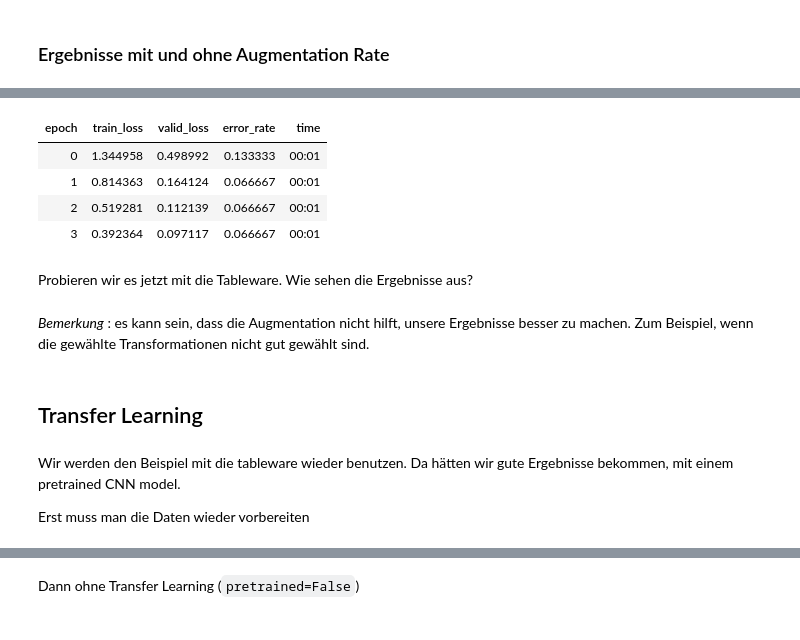
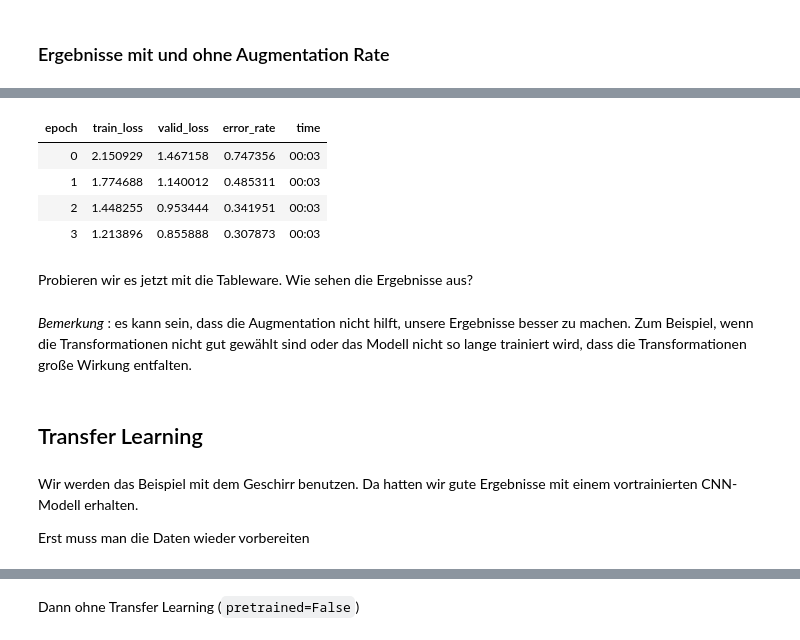
Before and after one commit to y-ph/exxwks-AI, a Jupyter notebook: 05-augmentation-transfer-learning.ipynb, the cells around one changed output, grey strips where cells are left out. Cells and saved outputs as stored; diff of their text form; code cells hidden in the pictures.

```diff
--- a/05-augmentation-transfer-learning.ipynb
+++ b/05-augmentation-transfer-learning.ipynb
@@ -76,5 +76,5 @@ Wir werden hier mit die Blättern weiter machen.
 # %%
-path = Path('datasets/tableware')
+path = Path('datasets/leaves')
 # %%
 np.random.seed(1337)
 data = ImageDataBunch.from_folder(path, valid_pct=0.2, bs=10,
@@ -93,5 +102,6 @@ Mit Augmentation rate: wir benutzen den Parameter `ds_tfms`
 # %%
 np.random.seed(1337)
-data_withAR = ImageDataBunch.from_folder(path, valid_pct=0.2, bs=10,
+data_augmented = ImageDataBunch.from_folder(path, valid_pct=0.2, bs=10,
                                          ds_tfms=get_transforms(do_flip=True, max_rotate=10, max_zoom=0.1, max_warp=0.1, max_lighting=0.2),
                                          size=224).normalize(imagenet_stats)
+data_augmented.show_batch(rows=3, figsize=(5,5))
@@ -98,20 +110,20 @@ data_withAR = ImageDataBunch.from_folder(path, valid_pct=0.2, bs=10,
 # %%
-learn_withAR = cnn_learner(data_withAR, models.resnet34, metrics=error_rate)
-learn_withAR.fit_one_cycle(4)
+learn_augmented = cnn_learner(data_augmented, models.resnet34, metrics=error_rate)
+learn_augmented.fit_one_cycle(4)
 # %% [output]
 | epoch | train_loss | valid_loss | error_rate | time |
-| 0 | 1.344958 | 0.498992 | 0.133333 | 00:01 |
-| 1 | 0.814363 | 0.164124 | 0.066667 | 00:01 |
-| 2 | 0.519281 | 0.112139 | 0.066667 | 00:01 |
-| 3 | 0.392364 | 0.097117 | 0.066667 | 00:01 |
+| 0 | 2.150929 | 1.467158 | 0.747356 | 00:03 |
+| 1 | 1.774688 | 1.140012 | 0.485311 | 00:03 |
+| 2 | 1.448255 | 0.953444 | 0.341951 | 00:03 |
+| 3 | 1.213896 | 0.855888 | 0.307873 | 00:03 |
 # %% [markdown]
 Probieren wir es jetzt mit die Tableware. Wie sehen die Ergebnisse aus?
 # %% [markdown]
-*Bemerkung* : es kann sein, dass die Augmentation nicht hilft, unsere Ergebnisse besser zu machen. Zum Beispiel, wenn die gewählte Transformationen nicht gut gewählt sind.
+*Bemerkung* : es kann sein, dass die Augmentation nicht hilft, unsere Ergebnisse besser zu machen. Zum Beispiel, wenn die Transformationen nicht gut gewählt sind oder das Modell nicht so lange trainiert wird, dass die Transformationen große Wirkung entfalten.
 # %% [markdown]
 ## Transfer Learning
 # %% [markdown]
-Wir werden den Beispiel mit die tableware wieder benutzen. Da hätten wir gute Ergebnisse bekommen, mit einem pretrained CNN model.
+Wir werden das Beispiel mit dem Geschirr benutzen. Da hatten wir gute Ergebnisse mit einem vortrainierten CNN-Modell erhalten.
 
 Erst muss man die Daten wieder vorbereiten
 # %%
```
Also changed, not shown: parts of 28 cells of this notebook.
